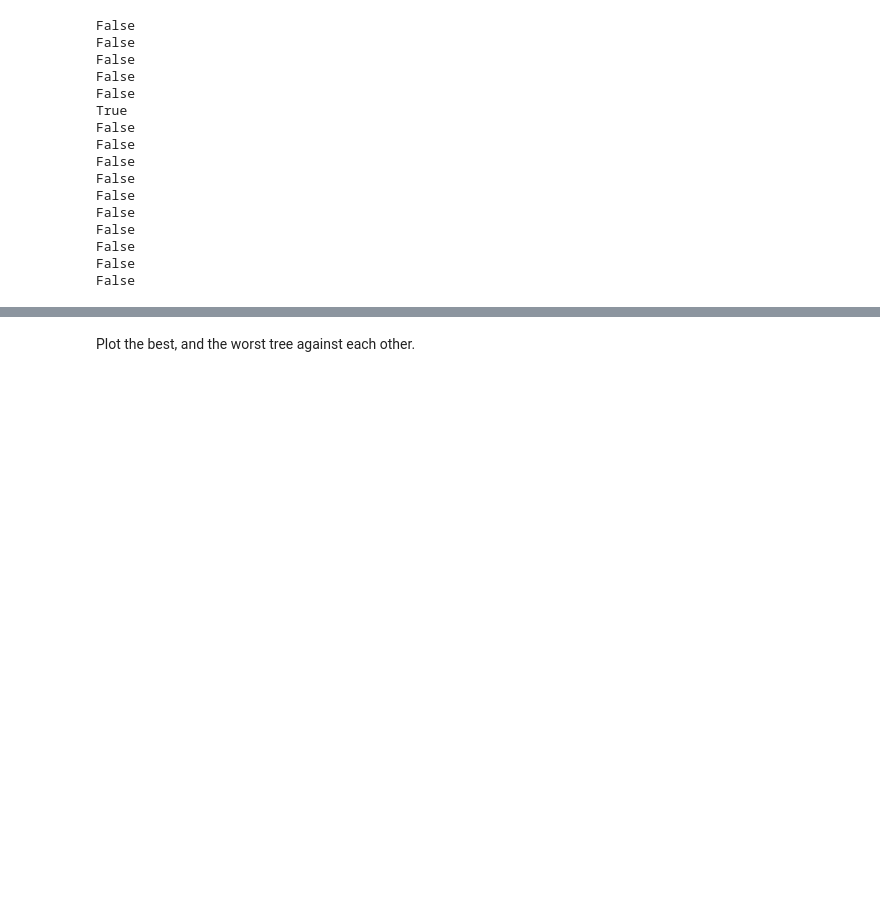
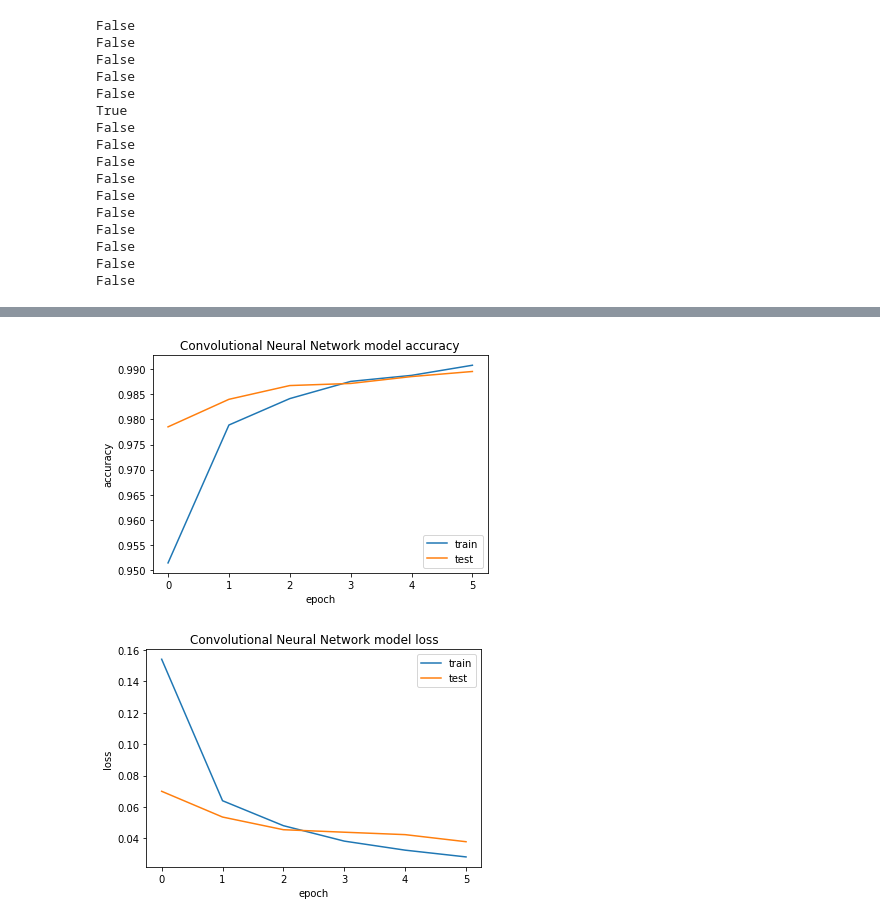
Before and after one commit to Sindreedelange/INF283, a Jupyter notebook: Project2-Recognizing-handwritten-digits/nbs/MNIST Classification w. Keras.ipynb, the cells around one changed output, grey strips where cells are left out. Saved outputs shown, nothing was run; the diff lists cells and outputs as text; code cells hidden in the pictures; blank space fills up the shorter version.

```diff
--- a/Project2-Recognizing-handwritten-digits/nbs/MNIST Classification w. Keras.ipynb
+++ b/Project2-Recognizing-handwritten-digits/nbs/MNIST Classification w. Keras.ipynb
@@ -539,7 +570,7 @@ epochs = [3, 6]
 learning_rate = [1e-3, 1e-4]
 pool_size = [(3, 3)]
 activation = ['relu']
-dropout = [6e-1, 3e-1]
+dropout = [6e-1, 4e-1]
 classifier_cnn = {}
 # %% [markdown]
 > **NOTE** <br>
@@ -609,7 +640,8 @@ for bs in batch_size:
                                                    'accuracy': scores_cnn_optim[1]
                                                },
                                                    'time': total_cnn_optim_each_model,
-                                                   'history': history_cnn_optim
+                                                   'history': history_cnn_optim,
+                                                   'model': model_cnn_optim
                                               }
                         print(classifier_cnn[counter])
                         counter += 1
@@ -722,3 +720,25 @@ Epoch 6/6
+# %%
+history_optim_cnn_gridsearch = optim_classifier['history']
+model_optim_cnn_gridsearch = optim_classifier['model']
+# %%
+plt.plot(history_optim_cnn_gridsearch.history['acc'])
+plt.plot(history_optim_cnn_gridsearch.history['val_acc'])
+plt.title('Convolutional Neural Network model accuracy')
+plt.ylabel('accuracy')
+plt.xlabel('epoch')
+plt.legend(['train', 'test'], loc='lower right')
+plt.show()
+
+plt.plot(history_optim_cnn_gridsearch.history['loss'])
+plt.plot(history_optim_cnn_gridsearch.history['val_loss'])
+plt.title('Convolutional Neural Network model loss')
+plt.ylabel('loss')
+plt.xlabel('epoch')
+plt.legend(['train', 'test'], loc='upper right')
+plt.show()
+# %% [output]
+[figure, added]
+[figure, added]
 # %%
 model_name_cnn_optim = "MNIST_cnn_optim"
 model_name_ext_cnn_optim = ".hdf5"
@@ -727,4 +748,2 @@ keras.models.save_model(model_cnn_optim, full_path_cnn_optim)
 # %%
 foo = keras.models.load_model(full_path_cnn_optim)
-# %% [markdown]
-Plot the best, and the worst tree against each other.
```
Also changed, not shown: parts of 18 cells of this notebook.
